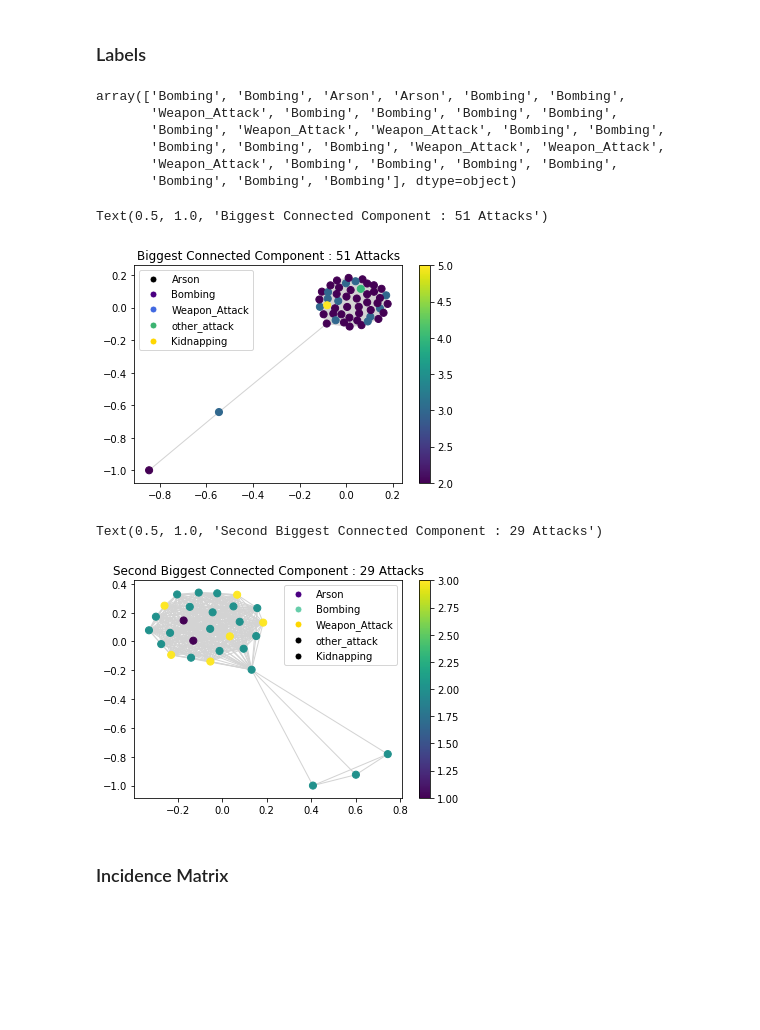
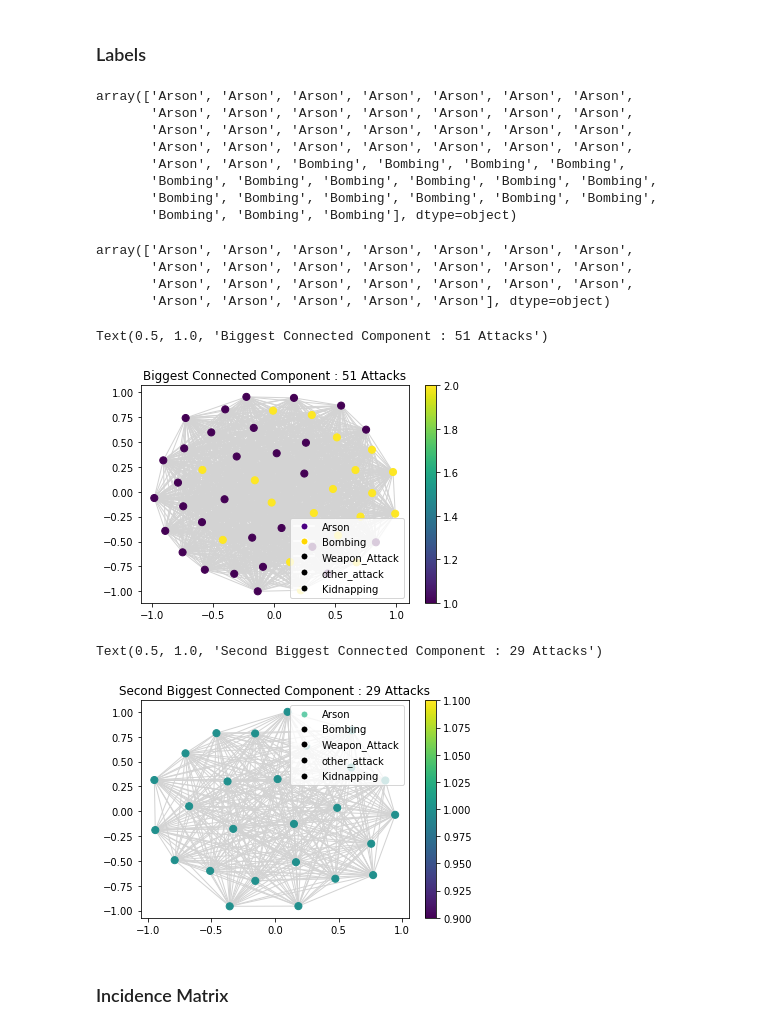
Before and after one commit to AminMekacher/ntds_project, a Jupyter notebook: Attacks.ipynb, the cells around one changed output. Saved outputs shown, nothing was run; the diff lists cells and outputs as text; code cells hidden in the pictures; blank space fills up the shorter version.

```diff
--- a/Attacks.ipynb
+++ b/Attacks.ipynb
@@ -149,19 +152,27 @@ sorted(second_giant_graph.nodes)
 # %% [markdown]
 ### Labels
 # %%
-labels_giant = labels[giant.nodes]
+labels_giant = labels[GG.nodes]
 sorted(giant.nodes);
+labels_giant
+# %% [output]
+array(['Arson', 'Arson', 'Arson', 'Arson', 'Arson', 'Arson', 'Arson',
+       'Arson', 'Arson', 'Arson', 'Arson', 'Arson', 'Arson', 'Arson',
+       'Arson', 'Arson', 'Arson', 'Arson', 'Arson', 'Arson', 'Arson',
+       'Arson', 'Arson', 'Arson', 'Arson', 'Arson', 'Arson', 'Arson',
+       'Arson', 'Arson', 'Bombing', 'Bombing', 'Bombing', 'Bombing',
+       'Bombing', 'Bombing', 'Bombing', 'Bombing', 'Bombing', 'Bombing',
+       'Bombing', 'Bombing', 'Bombing', 'Bombing', 'Bombing', 'Bombing',
+       'Bombing', 'Bombing', 'Bombing'], dtype=object)
 # %%
-labels_second_giant = labels[second_giant_graph.nodes]
+labels_second_giant = labels[GG2.nodes]
 sorted(second_giant_graph.nodes);
 labels_second_giant
 # %% [output]
-array(['Bombing', 'Bombing', 'Arson', 'Arson', 'Bombing', 'Bombing',
-       'Weapon_Attack', 'Bombing', 'Bombing', 'Bombing', 'Bombing',
-       'Bombing', 'Weapon_Attack', 'Weapon_Attack', 'Bombing', 'Bombing',
-       'Bombing', 'Bombing', 'Bombing', 'Weapon_Attack', 'Weapon_Attack',
-       'Weapon_Attack', 'Bombing', 'Bombing', 'Bombing', 'Bombing',
-       'Bombing', 'Bombing', 'Bombing'], dtype=object)
+array(['Arson', 'Arson', 'Arson', 'Arson', 'Arson', 'Arson', 'Arson',
+       'Arson', 'Arson', 'Arson', 'Arson', 'Arson', 'Arson', 'Arson',
+       'Arson', 'Arson', 'Arson', 'Arson', 'Arson', 'Arson', 'Arson',
+       'Arson', 'Arson', 'Arson', 'Arson', 'Arson'], dtype=object)
 # %%
 labels_giant[labels_giant == 'Arson'] = 1
 labels_giant[labels_giant == 'Bombing'] = 2
@@ -175,40 +186,42 @@ labels_second_giant[labels_second_giant == 'Weapon_Attack'] = 3
 labels_second_giant[labels_second_giant == 'other_attack'] = 4
 labels_second_giant[labels_second_giant == 'Kidnapping'] = 5
 # %%
-graph = nx.from_scipy_sparse_matrix(scipy.sparse.csr_matrix(giant_component))
+#graph = nx.from_scipy_sparse_matrix(scipy.sparse.csr_matrix(giant_component))
+graph = GG
 coords = nx.spring_layout(graph)
 
 im = nx.draw_networkx_nodes(graph, coords, node_size=50, node_color=labels_giant, edge_labels=labels_giant)
 nx.draw_networkx_edges(graph, coords, edge_color='lightgray')
 legend_elements = [Line2D([0], [0], marker='o', color='w', label='Arson',
+                          markerfacecolor='indigo', markersize=7),
+                   Line2D([0], [0], marker='o', color='w', label='Bombing',
+                          markerfacecolor='gold', markersize=7),
+                   Line2D([0], [0], marker='o', color='w', label='Weapon_Attack',
                           markerfacecolor='k', markersize=7),
-                   Line2D([0], [0], marker='o', color='w', label='Bombing',
-                          markerfacecolor='indigo', markersize=7),
-                   Line2D([0], [0], marker='o', color='w', label='Weapon_Attack',
-                          markerfacecolor='royalblue', markersize=7),
                   Line2D([0], [0], marker='o', color='w', label='other_attack',
-                          markerfacecolor='mediumseagreen', markersize=7),
+                          markerfacecolor='k', markersize=7),
                   Line2D([0], [0], marker='o', color='w', label='Kidnapping',
-                          markerfacecolor='gold', markersize=7)]
+                          markerfacecolor='k', markersize=7)]
 
 plt.colorbar(im)
 plt.legend(handles=legend_elements)
 plt.title("Biggest Connected Component : 51 Attacks")
 # %% [output]
 Text(0.5, 1.0, 'Biggest Connected Component : 51 Attacks')
-[figure, old version]
+[figure, new version]
 # %%
-graph = nx.from_scipy_sparse_matrix(scipy.sparse.csr_matrix(second_giant))
+#graph = nx.from_scipy_sparse_matrix(scipy.sparse.csr_matrix(second_giant))
+graph = GG2
 coords = nx.spring_layout(graph)
 
 im = nx.draw_networkx_nodes(graph, coords, node_size=50, node_color=labels_second_giant, edge_labels=labels_second_giant)
 nx.draw_networkx_edges(graph, coords, edge_color='lightgray')
 legend_elements = [Line2D([0], [0], marker='o', color='w', label='Arson',
-                          markerfacecolor='indigo', markersize=7),
+                          markerfacecolor='mediumaquamarine', markersize=7),
                    Line2D([0], [0], marker='o', color='w', label='Bombing',
-                          markerfacecolor='mediumaquamarine', markersize=7),
+                          markerfacecolor='k', markersize=7),
                    Line2D([0], [0], marker='o', color='w', label='Weapon_Attack',
-                          markerfacecolor='gold', markersize=7),
+                          markerfacecolor='k', markersize=7),
                   Line2D([0], [0], marker='o', color='w', label='other_attack',
                           markerfacecolor='k', markersize=7),
                   Line2D([0], [0], marker='o', color='w', label='Kidnapping',
@@ -219,7 +232,7 @@ plt.legend(handles=legend_elements)
 plt.title("Second Biggest Connected Component : 29 Attacks")
 # %% [output]
 Text(0.5, 1.0, 'Second Biggest Connected Component : 29 Attacks')
-[figure, old version]
+[figure, new version]
 # %% [markdown]
 ### Incidence Matrix
 # %%
```
Also changed, not shown: parts of 3 cells of this notebook.
